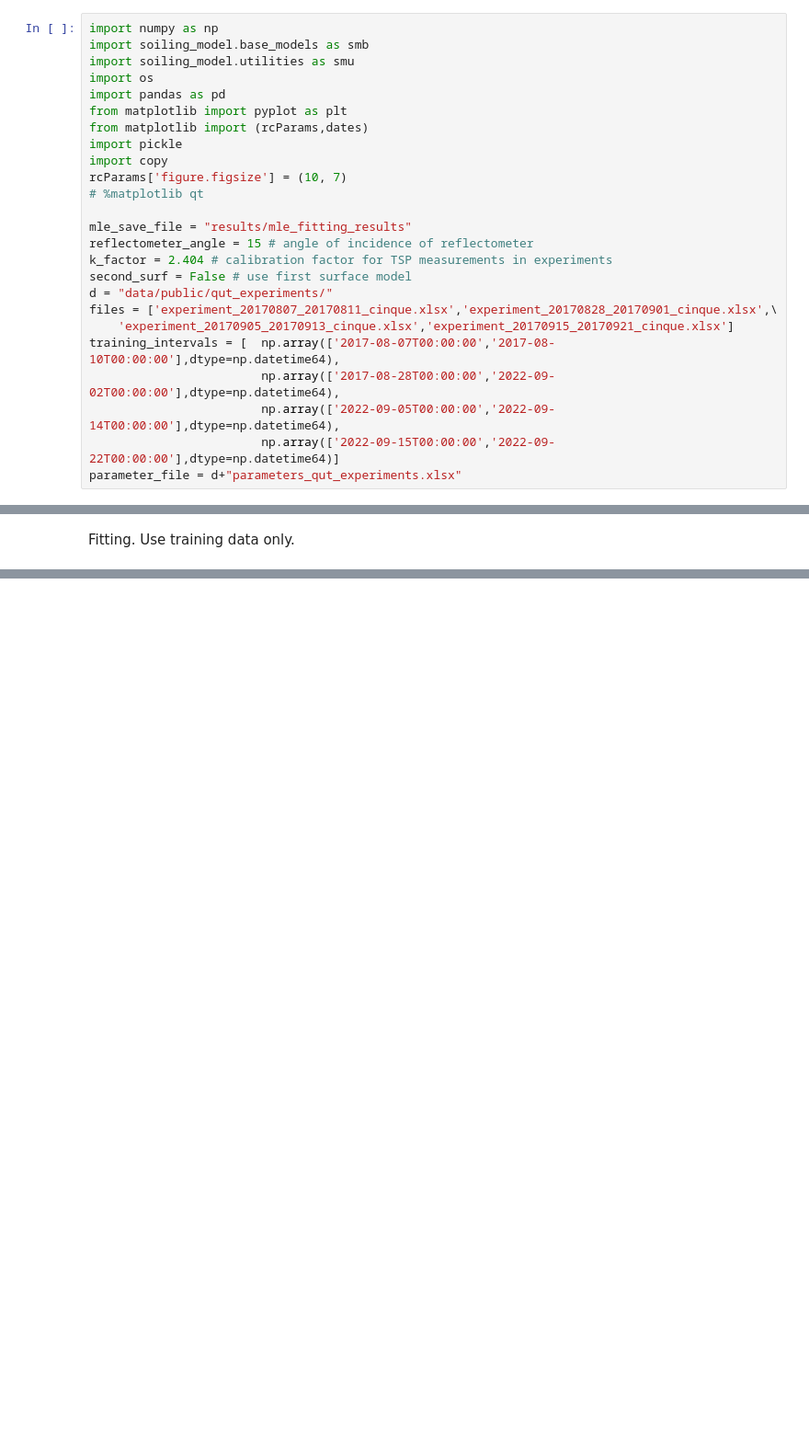
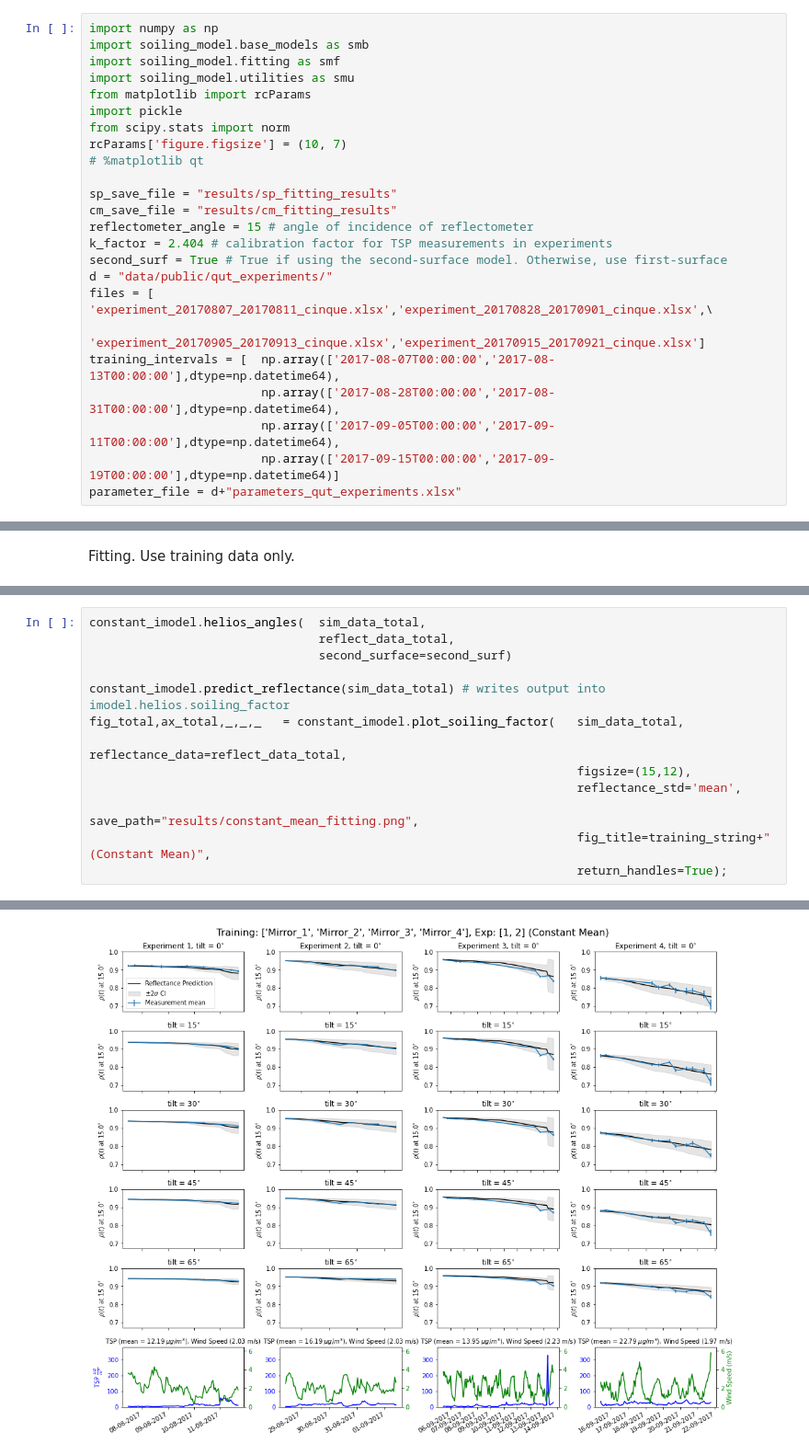
Before and after one commit to cholette/HelioSoil, a Jupyter notebook: demo_hrz0_fitting.ipynb, the cells around one changed output, grey strips where cells are left out. Shown at 92% size. Saved outputs shown, nothing was run; the diff lists cells and outputs as text; blank space fills up the shorter version.

```diff
--- a/demo_hrz0_fitting.ipynb
+++ b/demo_hrz0_fitting.ipynb
@@ -4,27 +4,26 @@ The below code shows how to use data from fixed-tilt experiments to compute the
 # %%
 import numpy as np
 import soiling_model.base_models as smb
+import soiling_model.fitting as smf
 import soiling_model.utilities as smu
-import os
-import pandas as pd
-from matplotlib import pyplot as plt
-from matplotlib import (rcParams,dates)
+from matplotlib import rcParams
 import pickle
-import copy
+from scipy.stats import norm
 rcParams['figure.figsize'] = (10, 7)
 # %matplotlib qt
 
-mle_save_file = "results/mle_fitting_results"
+sp_save_file = "results/sp_fitting_results"
+cm_save_file = "results/cm_fitting_results"
 reflectometer_angle = 15 # angle of incidence of reflectometer
 k_factor = 2.404 # calibration factor for TSP measurements in experiments
-second_surf = False # use first surface model
+second_surf = True # True if using the second-surface model. Otherwise, use first-surface
 d = "data/public/qut_experiments/"
-files = ['experiment_20170807_20170811_cinque.xlsx','experiment_20170828_20170901_cinque.xlsx',\
-    'experiment_20170905_20170913_cinque.xlsx','experiment_20170915_20170921_cinque.xlsx']
-training_intervals = [  np.array(['2017-08-07T00:00:00','2017-08-10T00:00:00'],dtype=np.datetime64),
-                        np.array(['2017-08-28T00:00:00','2022-09-02T00:00:00'],dtype=np.datetime64),
-                        np.array(['2022-09-05T00:00:00','2022-09-14T00:00:00'],dtype=np.datetime64),
-                        np.array(['2022-09-15T00:00:00','2022-09-22T00:00:00'],dtype=np.datetime64)]
+files = [   'experiment_20170807_20170811_cinque.xlsx','experiment_20170828_20170901_cinque.xlsx',\
+            'experiment_20170905_20170913_cinque.xlsx','experiment_20170915_20170921_cinque.xlsx']
+training_intervals = [  np.array(['2017-08-07T00:00:00','2017-08-13T00:00:00'],dtype=np.datetime64),
+                        np.array(['2017-08-28T00:00:00','2017-08-31T00:00:00'],dtype=np.datetime64),
+                        np.array(['2017-09-05T00:00:00','2017-09-11T00:00:00'],dtype=np.datetime64),
+                        np.array(['2017-09-15T00:00:00','2017-09-19T00:00:00'],dtype=np.datetime64)]
 parameter_file = d+"parameters_qut_experiments.xlsx"
 # %% [markdown]
 ## Multiple experiment fitting example
@@ -123,0 +309,14 @@ Calculating soil deposited in a timestep [m^2/m^2]
+# %%
+constant_imodel.helios_angles(  sim_data_total,
+                                reflect_data_total,
+                                second_surface=second_surf)
+
+constant_imodel.predict_reflectance(sim_data_total) # writes output into imodel.helios.soiling_factor
+fig_total,ax_total,_,_,_   = constant_imodel.plot_soiling_factor(   sim_data_total,
+                                                                    reflectance_data=reflect_data_total,
+                                                                    figsize=(15,12),
+                                                                    reflectance_std='mean',
+                                                                    save_path="results/constant_mean_fitting.png",
+                                                                    fig_title=training_string+" (Constant Mean)",
+                                                                    return_handles=True);
+# %% [output]
@@ -123,0 +328 @@ Calculating soil deposited in a timestep [m^2/m^2]
+[figure, added]
```
Also changed, not shown: parts of 12 cells of this notebook, 4 other files.
